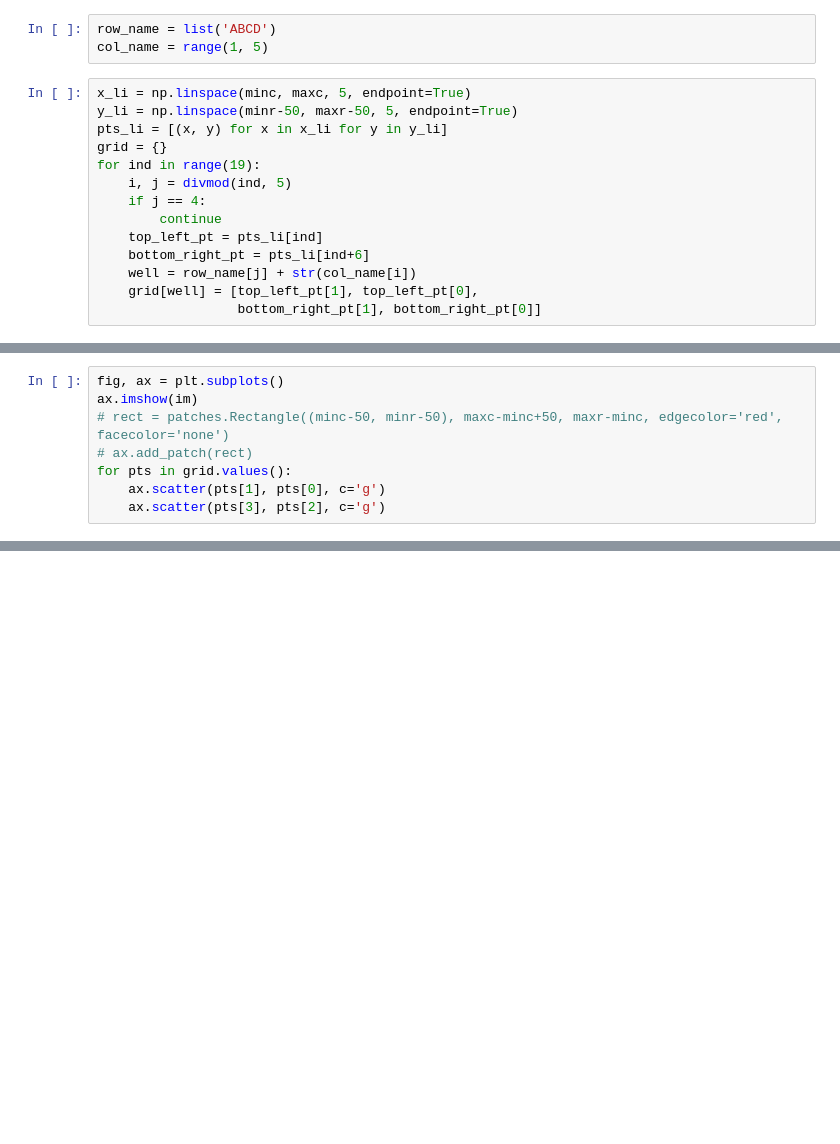
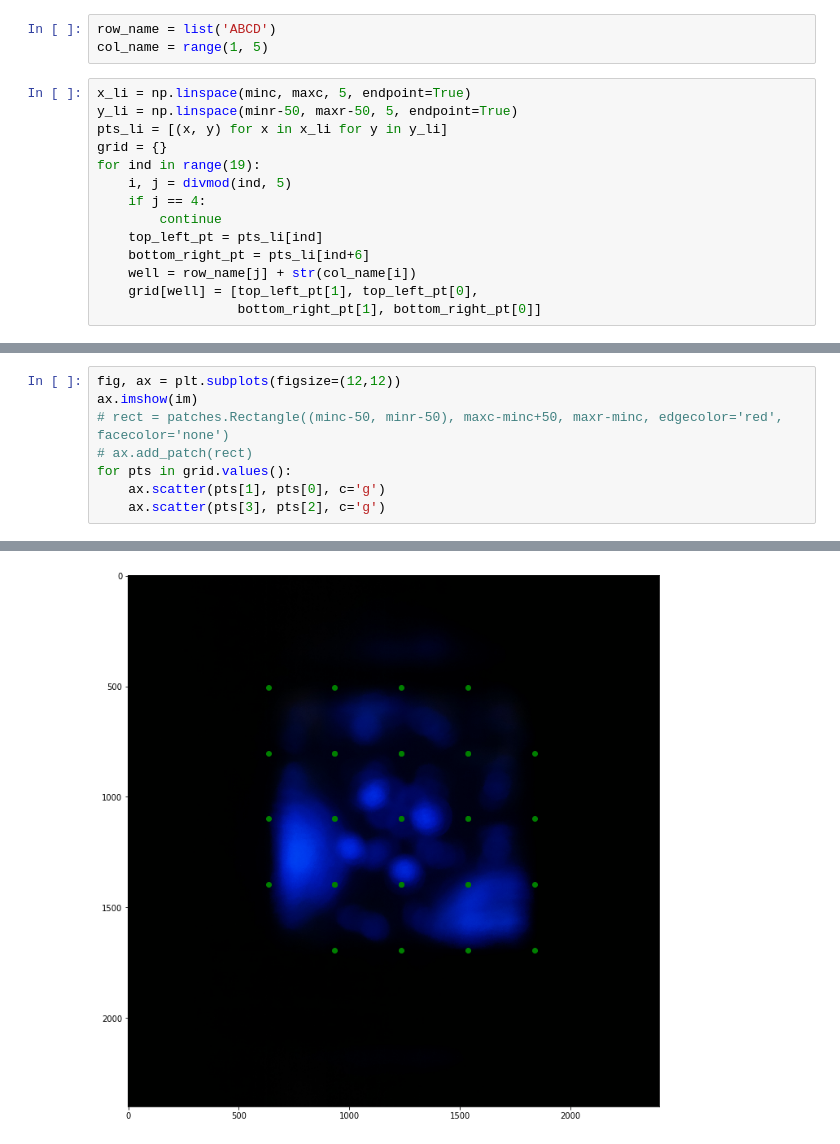
Before and after one commit to ympaik87/rfu_proto, a Jupyter notebook: grid_image_processing.ipynb, the cells around one changed output, grey strips where cells are left out. Cells and saved outputs as stored; diff of their text form; blank space fills up the shorter version.

```diff
--- a/grid_image_processing.ipynb
+++ b/grid_image_processing.ipynb
@@ -132,7 +116,7 @@ for ind in range(19):
     grid[well] = [top_left_pt[1], top_left_pt[0],
                   bottom_right_pt[1], bottom_right_pt[0]]
 # %%
-fig, ax = plt.subplots()
+fig, ax = plt.subplots(figsize=(12,12))
 ax.imshow(im)
 # rect = patches.Rectangle((minc-50, minr-50), maxc-minc+50, maxr-minc, edgecolor='red', facecolor='none')
 # ax.add_patch(rect)
@@ -144,0 +127 @@ for pts in grid.values():
+[figure, added]
```
Also changed, not shown: parts of 17 cells of this notebook, 13 other files.
